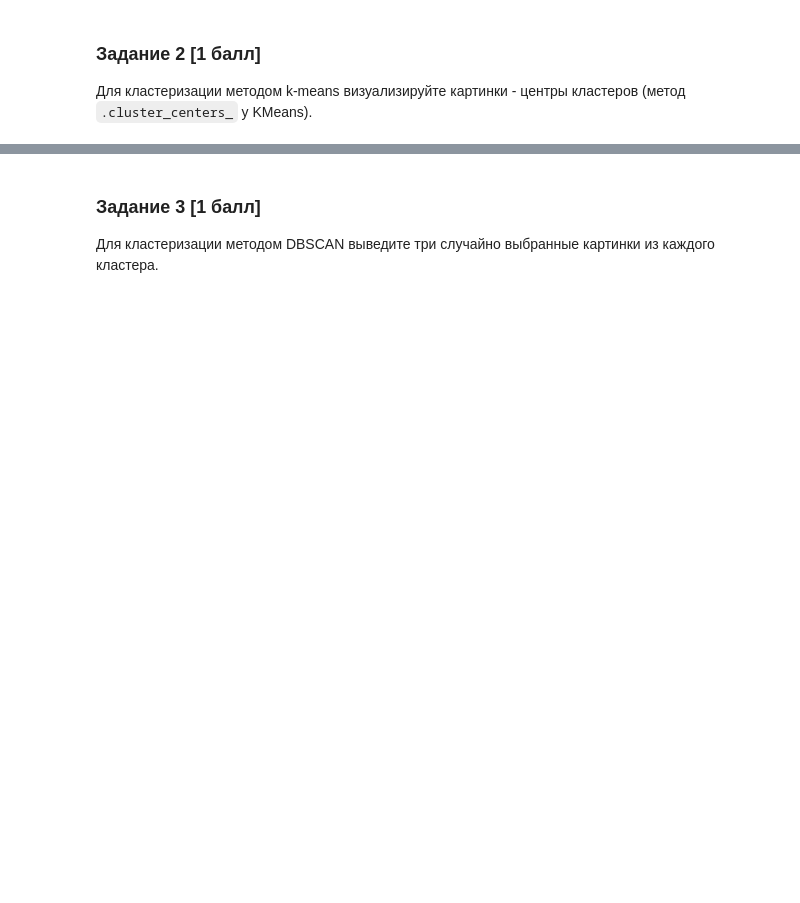
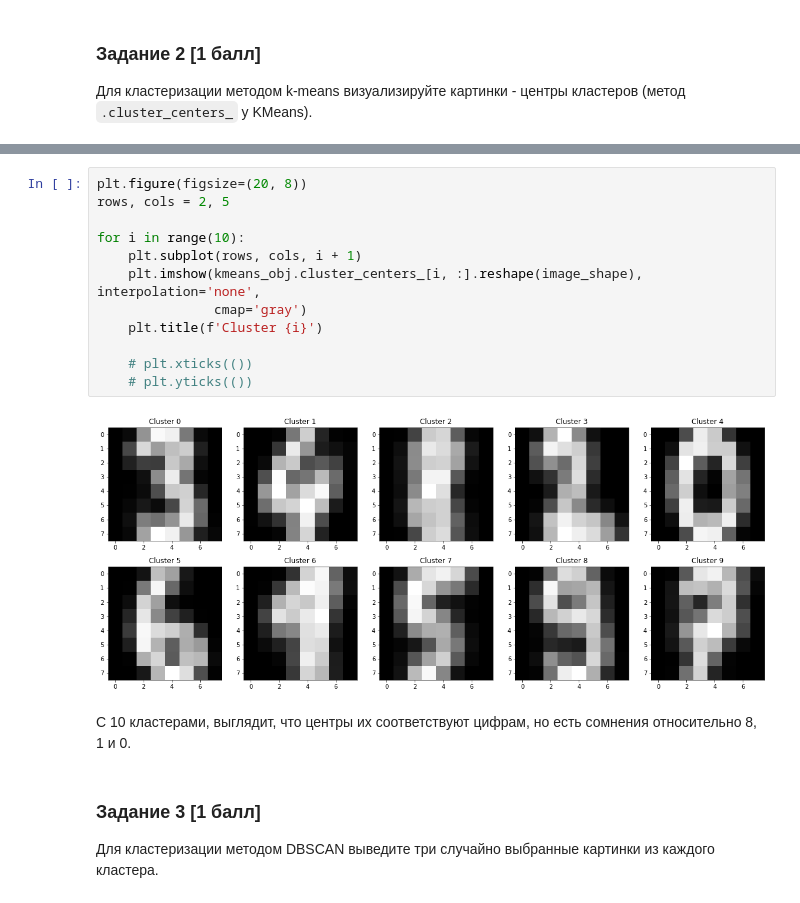
Before and after one commit to ksetdekov/ml_dpo_2021, a Jupyter notebook: hw/hw5/hw05.ipynb, the cells around one changed output, grey strips where cells are left out. Cells and saved outputs as stored; diff of their text form; blank space fills up the shorter version.

```diff
--- a/hw/hw5/hw05.ipynb
+++ b/hw/hw5/hw05.ipynb
@@ -97,3 +161,19 @@ from sklearn.metrics import silhouette_score
+# %%
+plt.figure(figsize=(20, 8))
+rows, cols = 2, 5
+
+for i in range(10):
+    plt.subplot(rows, cols, i + 1)
+    plt.imshow(kmeans_obj.cluster_centers_[i, :].reshape(image_shape), interpolation='none',
+               cmap='gray')
+    plt.title(f'Cluster {i}')
+
+    # plt.xticks(())
+    # plt.yticks(())
+# %% [output]
+[figure, added]
+# %% [markdown]
+С 10 кластерами, выглядит, что центры их соответствуют цифрам, но есть сомнения относительно 8, 1 и 0.
 # %% [markdown]
 ### Задание 3 [1 балл] <a id="task3"></a>
 
```
Also changed, not shown: parts of 11 cells of this notebook.
